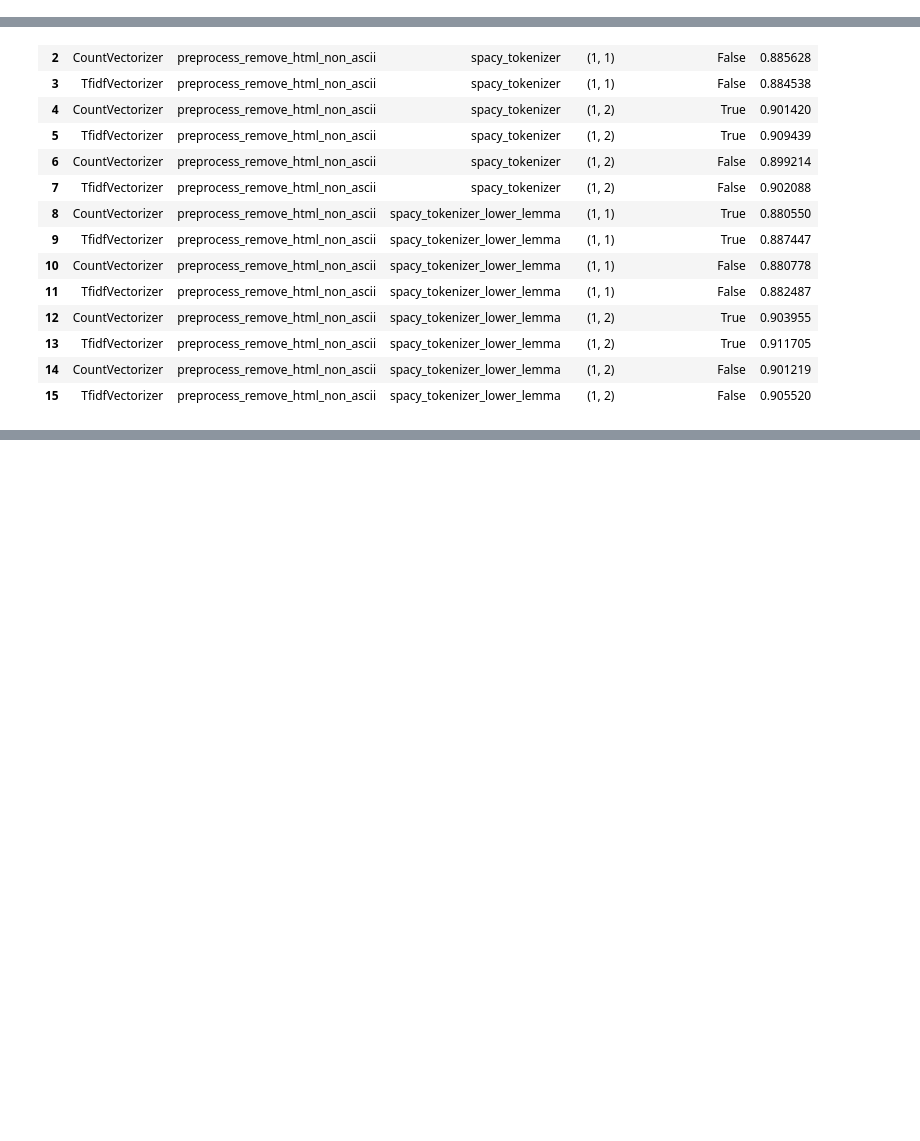
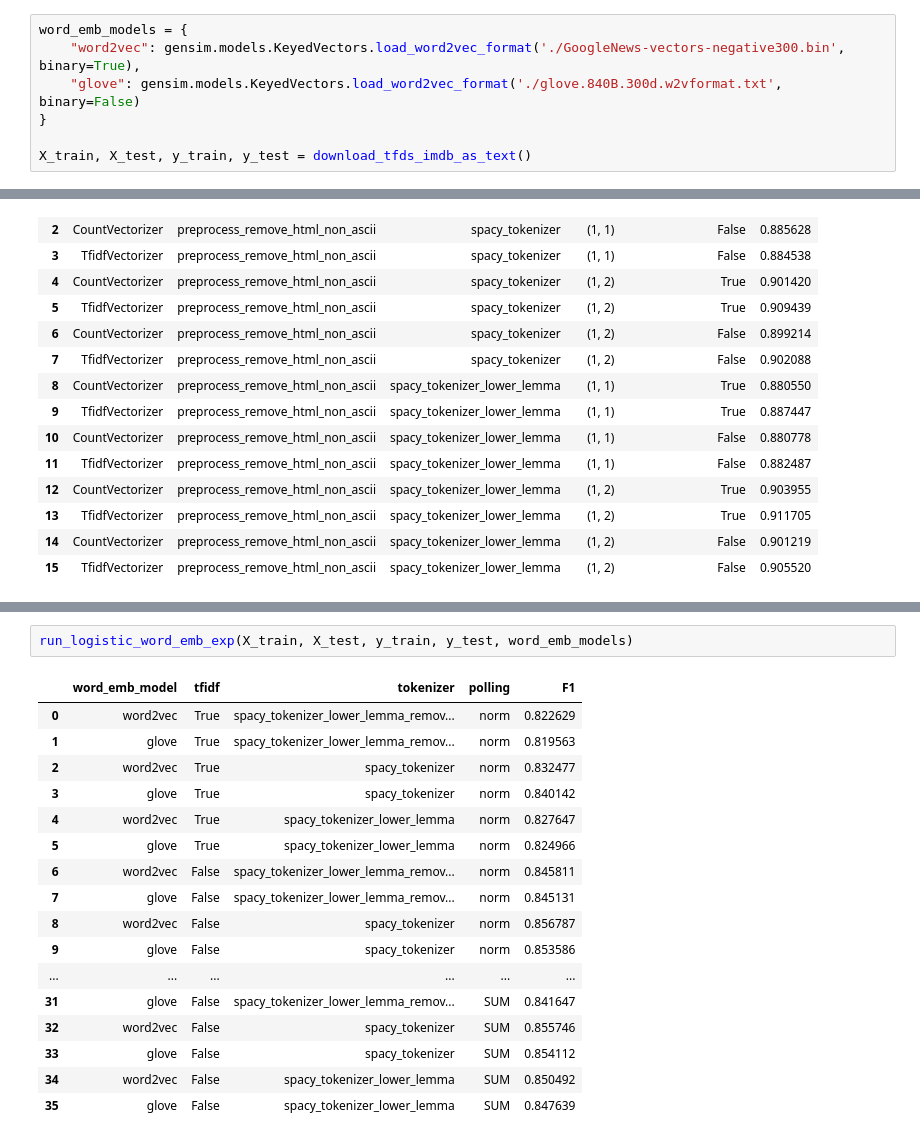
Before and after one commit to vpatavee/text-classification-from-probabilistic-to-deep-learning, a Jupyter notebook: sentiment_analysis.ipynb, the cells around one changed output, grey strips where cells are left out. Cells and saved outputs as stored; diff of their text form; blank space fills up the shorter version.

Commit message:
add word embeddings

```diff
--- a/sentiment_analysis.ipynb
+++ b/sentiment_analysis.ipynb
@@ -51,0 +62,7 @@ number of testing samples 25000
+# %%
+word_emb_models = {
+    "word2vec": gensim.models.KeyedVectors.load_word2vec_format('./GoogleNews-vectors-negative300.bin', binary=True),
+    "glove": gensim.models.KeyedVectors.load_word2vec_format('./glove.840B.300d.w2vformat.txt', binary=False)
+}
+
+X_train, X_test, y_train, y_test = download_tfds_imdb_as_text()
@@ -224,0 +254,20 @@ TODO TODO TODO TODO TODO TODO TODO TODO
+# %%
+run_logistic_word_emb_exp(X_train, X_test, y_train, y_test, word_emb_models)
+# %% [output]
+|  | word_emb_model | tfidf | tokenizer | polling | F1 |
+| 0 | word2vec | True | spacy_tokenizer_lower_lemma_remov... | norm | 0.822629 |
+| 1 | glove | True | spacy_tokenizer_lower_lemma_remov... | norm | 0.819563 |
+| 2 | word2vec | True | spacy_tokenizer | norm | 0.832477 |
+| 3 | glove | True | spacy_tokenizer | norm | 0.840142 |
+| 4 | word2vec | True | spacy_tokenizer_lower_lemma | norm | 0.827647 |
+| 5 | glove | True | spacy_tokenizer_lower_lemma | norm | 0.824966 |
+| 6 | word2vec | False | spacy_tokenizer_lower_lemma_remov... | norm | 0.845811 |
+| 7 | glove | False | spacy_tokenizer_lower_lemma_remov... | norm | 0.845131 |
+| 8 | word2vec | False | spacy_tokenizer | norm | 0.856787 |
+| 9 | glove | False | spacy_tokenizer | norm | 0.853586 |
+| ... | ... | ... | ... | ... | ... |
+| 31 | glove | False | spacy_tokenizer_lower_lemma_remov... | SUM | 0.841647 |
+| 32 | word2vec | False | spacy_tokenizer | SUM | 0.855746 |
+| 33 | glove | False | spacy_tokenizer | SUM | 0.854112 |
+| 34 | word2vec | False | spacy_tokenizer_lower_lemma | SUM | 0.850492 |
+| 35 | glove | False | spacy_tokenizer_lower_lemma | SUM | 0.847639 |
```
Also changed, not shown: parts of 6 cells of this notebook, 2 other files.
